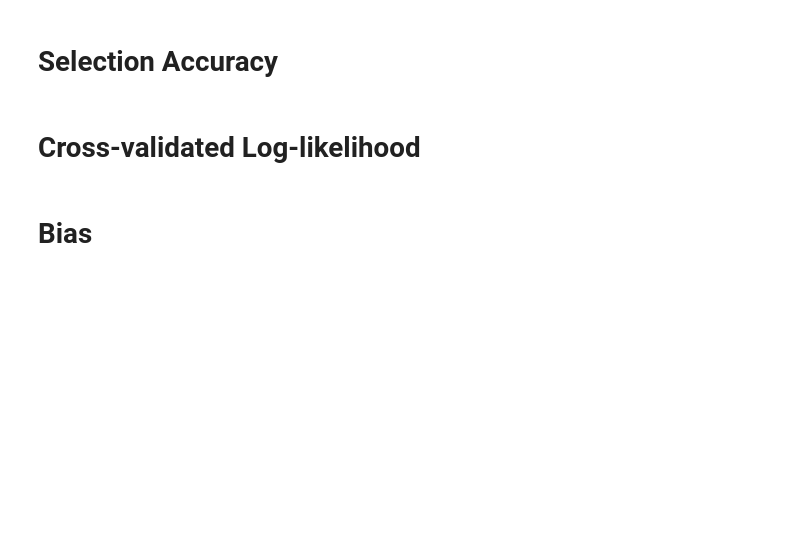
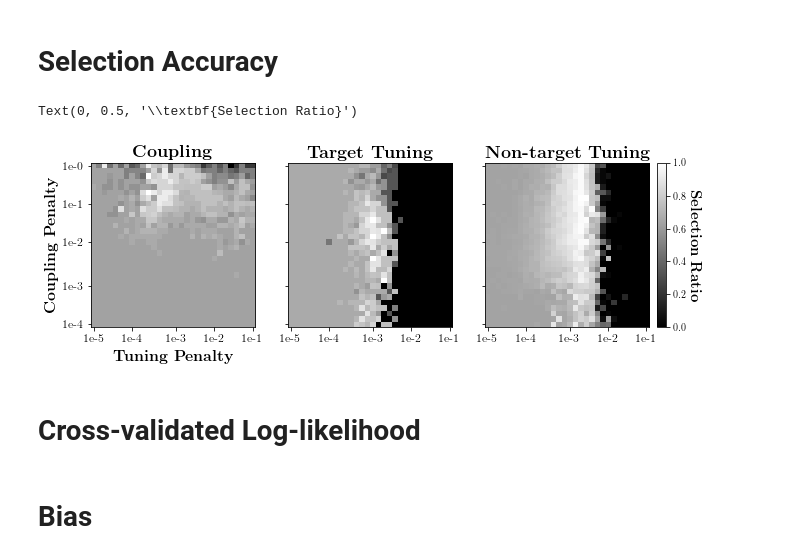
Before and after one commit to BouchardLab/neurobiases, a Jupyter notebook: notebooks/analyze_cv_em_exp.ipynb, the cells around one changed output. Saved outputs shown, nothing was run; the diff lists cells and outputs as text; code cells hidden in the pictures; blank space fills up the shorter version.

Commit message:
add selection accuracy plot and function

```diff
--- a/notebooks/analyze_cv_em_exp.ipynb
+++ b/notebooks/analyze_cv_em_exp.ipynb
@@ -64,5 +78,50 @@ cb.ax.set_ylabel(r'\textbf{Selection Ratio}', fontsize=15, labelpad=15, rotation
 # %% [markdown]
 # Selection Accuracy
+# %%
+a_est_masks = a_est != 0
+b_est_masks = b_est != 0
+B_est_masks = B_est != 0
+# %%
+b_mask = b_true != 0
+a_mask = a_true != 0
+B_mask = B_true != 0
+# %%
+a_norm = np.sum(a_est_masks, axis=2) + np.sum(a_mask)
+b_norm = np.sum(b_est_masks, axis=2) + np.sum(b_mask)
+B_norm = np.sum(B_est_masks, axis=(2, 3)) + np.sum(B_mask)
+# %%
+a_sa = np.median(1 - np.sum(a_est_masks != a_mask, axis=2) / a_norm, axis=1).reshape((30, 30))
+b_sa = np.median(1 - np.sum(b_est_masks != b_mask, axis=2) / b_norm, axis=1).reshape((30, 30))
+B_sa = np.median(1 - np.sum(B_est_masks != B_mask, axis=(2, 3)) / B_norm, axis=1).reshape((30, 30))
+# %%
+fig, axes = plt.subplots(1, 3, figsize=(10, 4), sharex=True, sharey=True)
+
+axes[0].imshow(a_sa, vmin=0, vmax=1)
+axes[1].imshow(b_sa, vmin=0, vmax=1)
+img = axes[2].imshow(B_sa, vmin=0, vmax=1)
+
+axes[0].set_xlabel(r'\textbf{Tuning Penalty}', fontsize=16)
+axes[0].set_ylabel(r'\textbf{Coupling Penalty}', fontsize=16)
+
+axes[0].set_xticks([0, 7, 15, 22, 29])
+axes[1].set_yticks([0, 7, 15, 22, 29])
+
+for ax in axes:
+    ax.set_xticklabels(['1e-5', '1e-4', '1e-3', '1e-2', '1e-1'], fontsize=12)
+    ax.set_yticklabels(['1e-4', '1e-3', '1e-2', '1e-1', '1e-0'], fontsize=12)
+
+axes[0].set_title(r'\textbf{Coupling}', fontsize=18)
+axes[1].set_title(r'\textbf{Target Tuning}', fontsize=18)
+axes[2].set_title(r'\textbf{Non-target Tuning}', fontsize=18)
+
+[[x0, y0], [x1, y1]] = axes[2].get_position().get_points()
+cax = fig.add_axes([x1 + 0.05 * (x1 - x0), y0, 0.05 * (x1 - x0), (y1 - y0)])
+cb = fig.colorbar(img, cax=cax)
+cb.ax.tick_params(labelsize=10)
+cb.ax.set_ylabel(r'\textbf{Selection Ratio}', fontsize=15, labelpad=15, rotation=270)
+# %% [output]
+Text(0, 0.5, '\\textbf{Selection Ratio}')
+[figure, added]
 # %% [markdown]
 # Cross-validated Log-likelihood
 # %%
```
Also changed, not shown: parts of 4 cells of this notebook, 1 other file.
